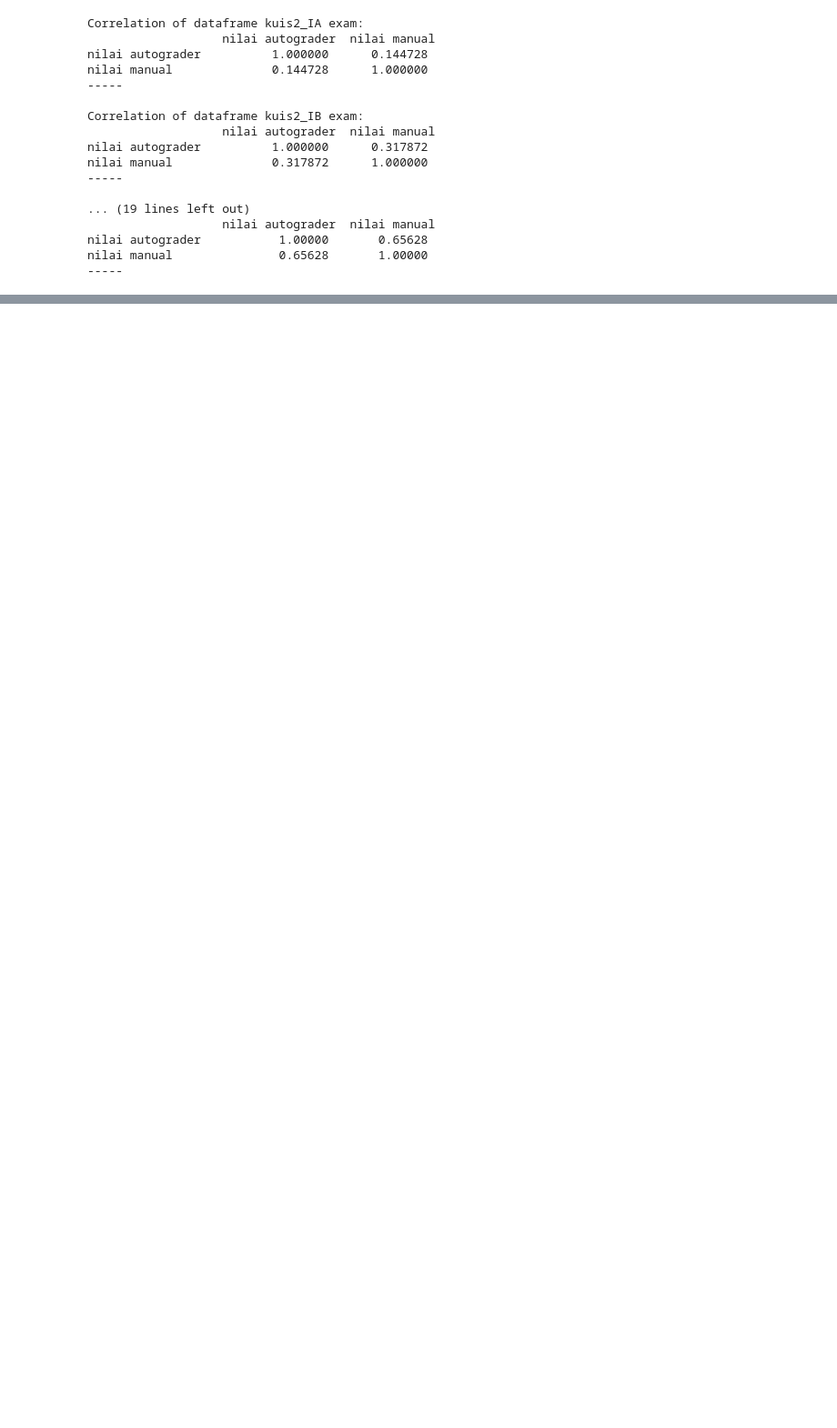
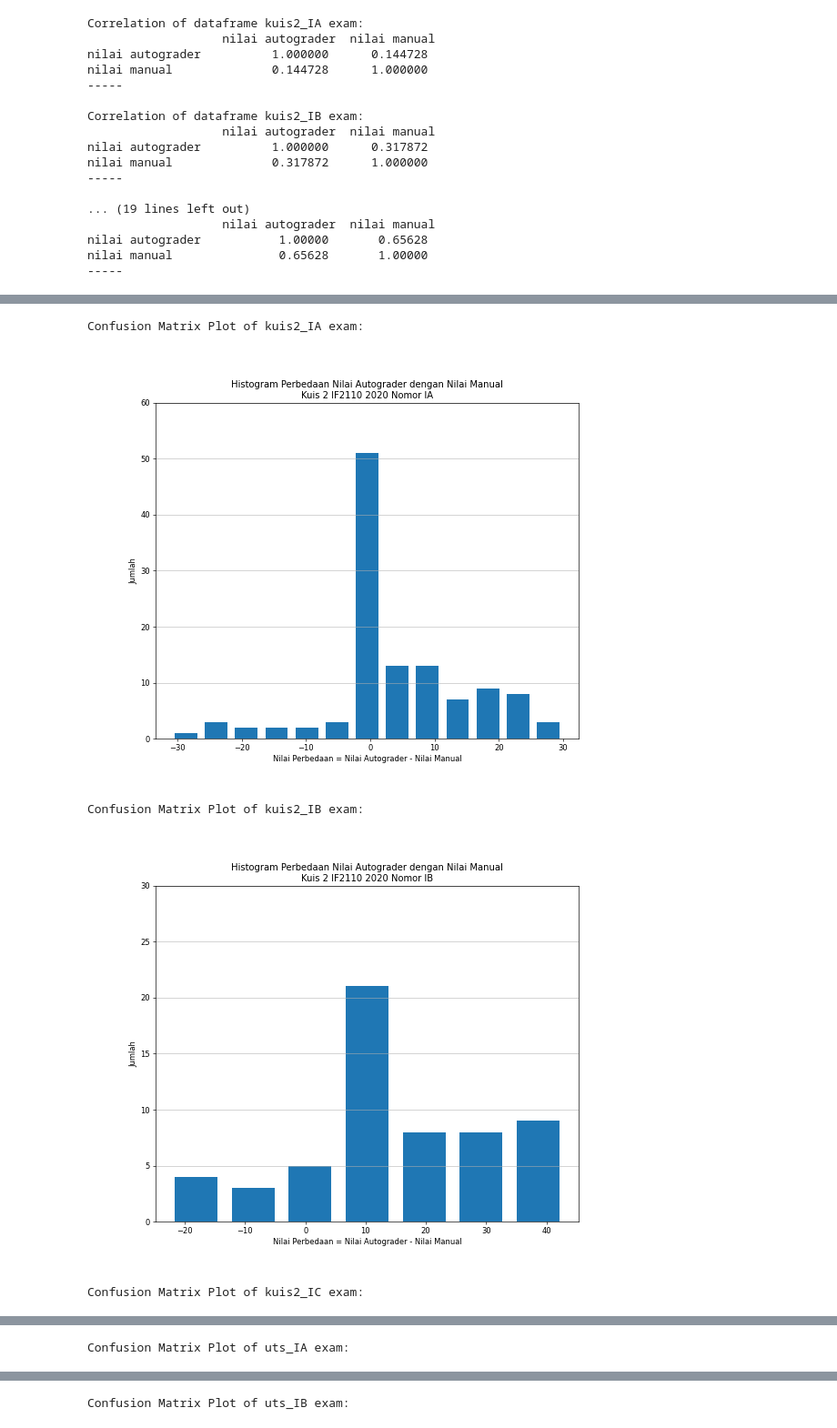
Before and after one commit to muhammadhasan01/notal-autograder, a Jupyter notebook: data/visualization.ipynb, the cells around one changed output, grey strips where cells are left out. Shown: that part at 91% size. Drawn from its saved outputs; the diff is of its cells as text; code cells hidden in the pictures; blank space fills up the shorter version.

Commit message:
feat: add histogram difference

```diff
--- a/data/visualization.ipynb
+++ b/data/visualization.ipynb
@@ -63,6 +63,18 @@ def confusion_matrix_plot(name, df):
     disp.plot(ax=ax)
     disp.ax_.set(xlabel=X_AXIS, ylabel=Y_AXIS)
     plt.show()
+# %%
+# Histogram Difference Plot Function
+def histogram_dif_plot(name, df):
+    n, bins, patches = plt.hist(x=df, bins='auto', rwidth=0.75)
+    plt.grid(axis='y', alpha=0.80)
+    plt.title(f'Histogram Perbedaan Nilai Autograder dengan Nilai Manual\n{name}')
+    plt.xlabel('Nilai Perbedaan = Nilai Autograder - Nilai Manual')
+    plt.ylabel('Jumlah')
+    maxfreq = n.max()
+    # Set a clean upper y-axis limit.
+    plt.ylim(ymax=np.ceil(maxfreq / 10) * 10 if maxfreq % 10 else maxfreq + 10)
+    plt.show()
 # %%
 # Print Correlations
 for name, df in dataframes.items():
@@ -139,2 +151,13 @@ Confusion Matrix Plot of uts_IB exam:
 Confusion Matrix Plot of all exam:
 [figure]
+# %%
+# Show Histogram Difference Plot
+for name, df in dataframes.items():
+    print(f'Confusion Matrix Plot of {name} exam:')
+    histogram_dif_plot(MAP_FILE_NAMES[name], df[X_AXIS] - df[Y_AXIS])
+# %% [output]
+Confusion Matrix Plot of kuis2_IA exam:
+[figure, added]
+Confusion Matrix Plot of kuis2_IB exam:
+[figure, added]
+Confusion Matrix Plot of kuis2_IC exam:
@@ -140,0 +165 @@ Confusion Matrix Plot of all exam:
+Confusion Matrix Plot of uts_IA exam:
@@ -140,0 +167 @@ Confusion Matrix Plot of all exam:
+Confusion Matrix Plot of uts_IB exam:
```
Also changed, not shown: parts of 4 cells of this notebook.
